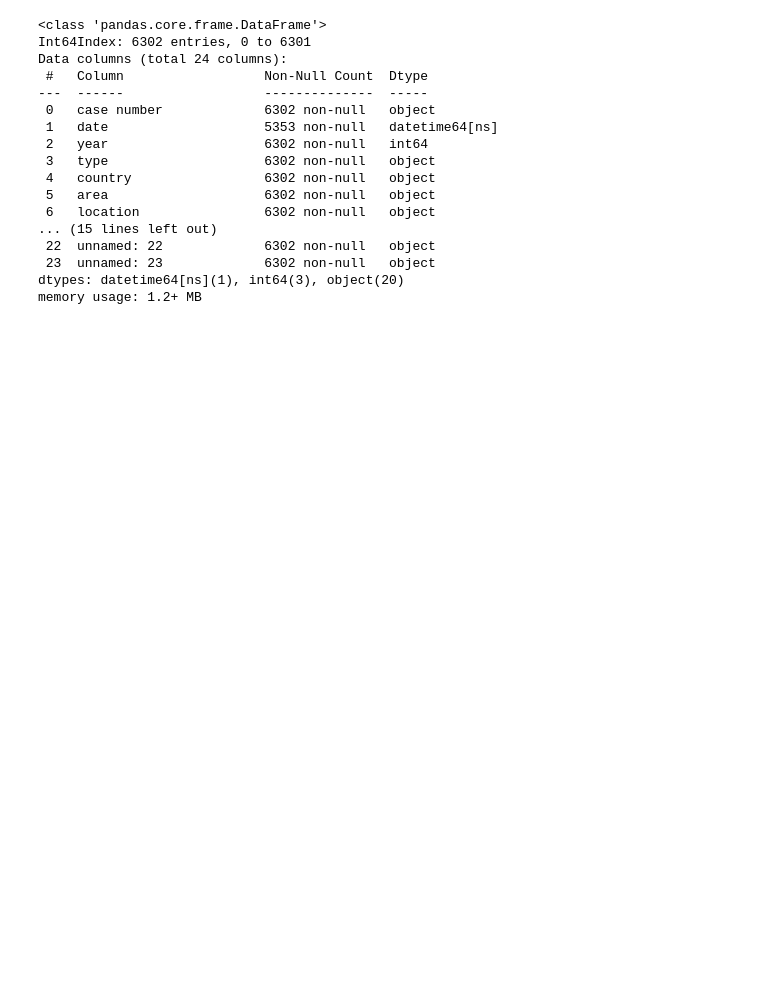
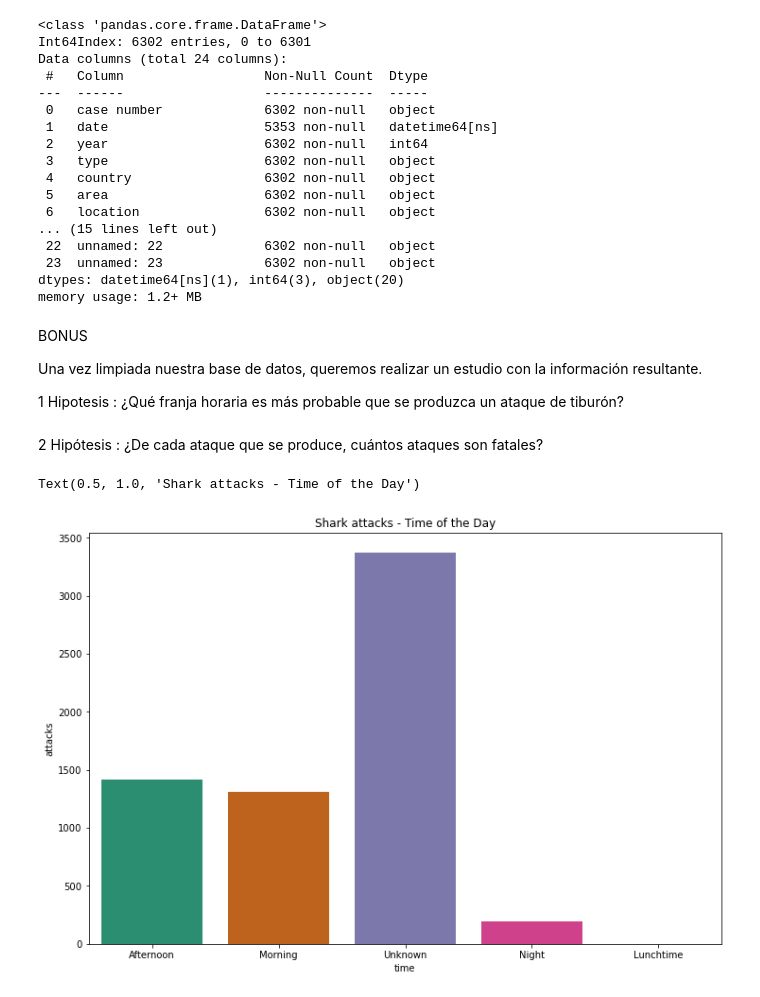
Before and after one commit to Ironhack-Data-Madrid-Abril-2021/Proyecto_TL, a Jupyter notebook: PROYECTO.ipynb, the cells around one changed output. Saved outputs shown, nothing was run; the diff lists cells and outputs as text; code cells hidden in the pictures; blank space fills up the shorter version.

Commit message:
Bonus readme y comentarios en el proyecto

```diff
--- a/PROYECTO.ipynb
+++ b/PROYECTO.ipynb
@@ -1409,0 +1339,21 @@ df2.to_csv('../Proyecto_TL/shark_clean.csv', index=False)
+# %% [markdown]
+BONUS
+
+Una vez limpiada nuestra base de datos, queremos realizar un estudio con la información resultante.
+
+1 Hipotesis : ¿Qué franja horaria es más probable que se produzca un ataque de tiburón?
+# %% [markdown]
+2 Hipótesis : ¿De cada ataque que se produce, cuántos ataques son fatales?
+# %%
+df2['time'].value_counts()
+df2.drop(df[df['time'] == '0'].index, inplace = True)
+df2['time'].value_counts(dropna=False)
+%matplotlib inline
+plt.figure(figsize=[12,8])
+graph_sessions = sns.countplot(x='time', data=df2, palette='Dark2')
+plt.xlabel('time')
+plt.ylabel ('attacks')
+plt.title('Shark attacks - Time of the Day')
+# %% [output]
+Text(0.5, 1.0, 'Shark attacks - Time of the Day')
+[figure, added]
```
Also changed, not shown: parts of 30 cells of this notebook, 1 other file.
